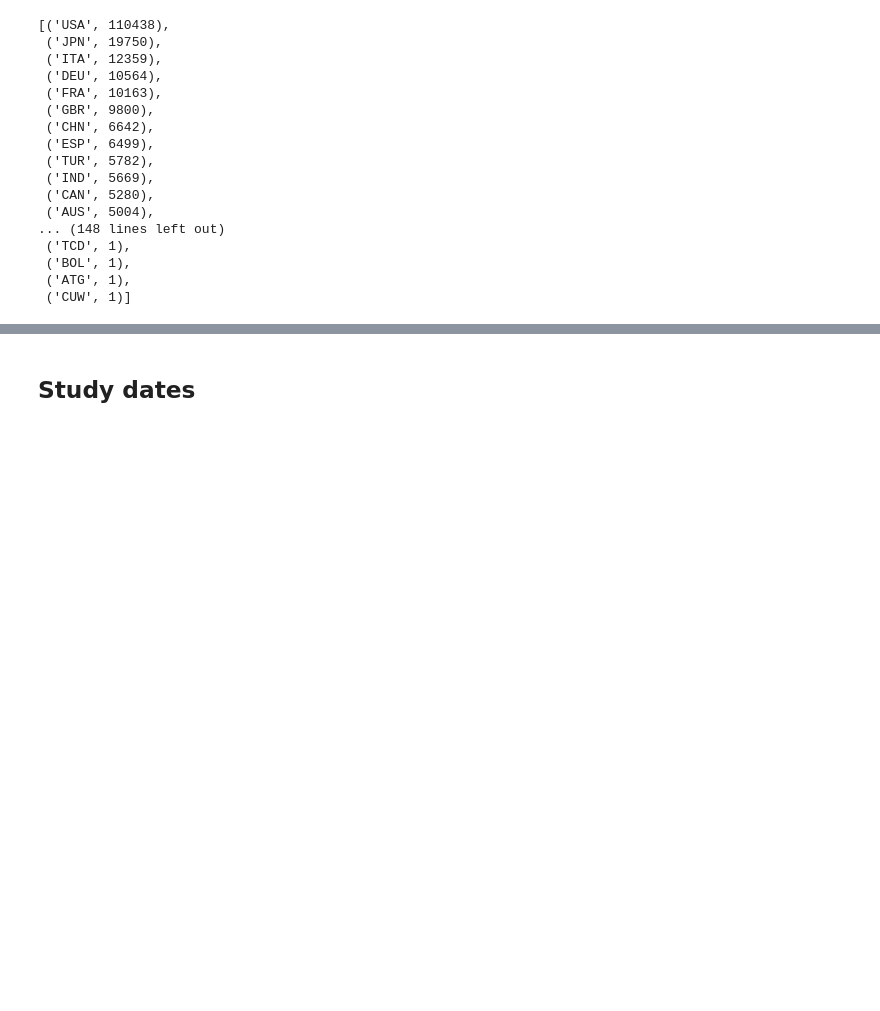
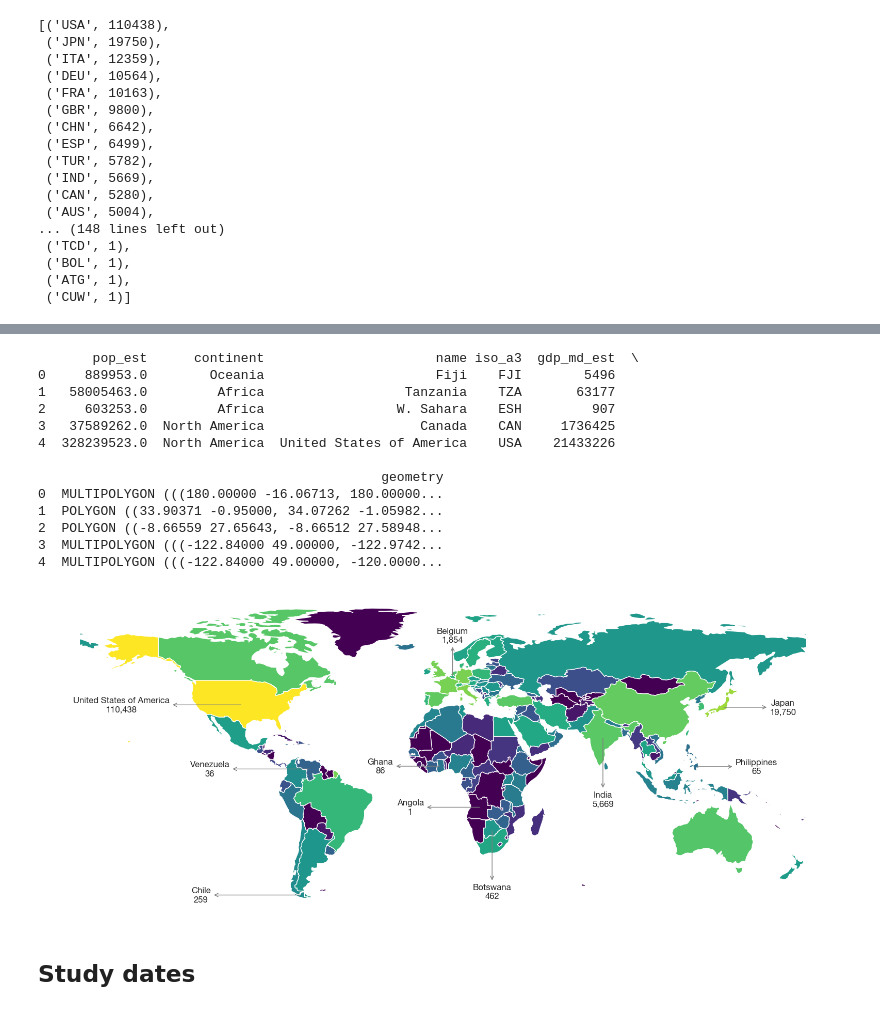
Before and after one commit to KarelDO/BioDEX, a Jupyter notebook: analysis/raw_statistics.ipynb, the cells around one changed output, grey strips where cells are left out. Drawn from its saved outputs; the diff is of its cells as text; code cells hidden in the pictures; blank space fills up the shorter version.

Commit message:
update world graph with annotations

```diff
--- a/analysis/raw_statistics.ipynb
+++ b/analysis/raw_statistics.ipynb
@@ -237,4 +253,79 @@ plot_world_heatmap(report_occur, None)
 [figure]
+# %%
+from matplotlib.font_manager import FontProperties
+
+countries = report_occur
+world_map = gpd.read_file(gpd.datasets.get_path('naturalearth_lowres'))
+world_map = world_map.drop(world_map[world_map['name'] == 'Antarctica'].index)
+
+print(world_map.head())
+
+# countries_iso3 = normalize_countries(countries)
+counts = Counter(countries)
+
+world_map['occurances'] = world_map['iso_a3'].apply(lambda x: counts[x])
+world_map['occurances_log'] = world_map['occurances'].apply(lambda x: log10(x) if x else 0)
+
+plot = world_map.plot(figsize=(20, 20), edgecolor='white', linewidth=1, column='occurances_log', cmap='viridis', legend=False)
+
+# remove axes
+plot.set_axis_off()
+
+# annotate
+world_map_by_iso = world_map.set_index('iso_a3')
+world_map_by_iso['coords'] = world_map_by_iso['geometry'].apply(lambda x: x.representative_point().coords[:])
+world_map_by_iso['coords'] = [coords[0] for coords in world_map_by_iso['coords']]
+
+arrowprops = dict(
+    arrowstyle="<-",
+    color='gray')
+
+# Set the font properties for annotation text
+font_path = '/System/Library/Fonts/HelveticaNeue.ttc'  # Replace with the path to the Helvetica font file
+helvetica_font = FontProperties(fname=font_path)
+
+
+
+to_annotate = ['USA', 'BEL', 'JPN', 'CHL', 'VEN', 'GHA', 'IND', 'AGO', 'BWA', 'PHL']
+offsets = [(-60, 0), (0, 20), (30,0), (-50, 0), (-50, 0), (-30, 0), (0, -30), (-35,0), (0,-30), (30,0)]
+for annotate, offset in zip(to_annotate, offsets):
+    name = world_map_by_iso.loc[annotate]['name']
+    occurance = world_map_by_iso.loc[annotate]['occurances']
+    coords = world_map_by_iso.loc[annotate]['coords']
+
+    coords_with_offset = (coords[0] + offset[0], coords[1] + offset[1])
+
+    plt.annotate(f'{name:}\n{occurance:,}',
+                 xy=coords,
+                 xytext=coords_with_offset,
+                 arrowprops=arrowprops,
+            annotation_clip=False,
+            ha='center',
+            va='center',
+            fontproperties=helvetica_font,
+            fontsize=12)
+
+# add legend
+# cbar = plt.colorbar(plot.collections[0], fraction=0.015)
+# cbar.ax.set_ylabel('Log Occurrences')
+# cbar.ax.get_yaxis().labelpad = 20
+
+plt.show()
+# %% [output]
+       pop_est      continent                      name iso_a3  gdp_md_est  \
+0     889953.0        Oceania                      Fiji    FJI        5496
+1   58005463.0         Africa                  Tanzania    TZA       63177
+2     603253.0         Africa                 W. Sahara    ESH         907
+3   37589262.0  North America                    Canada    CAN     1736425
+4  328239523.0  North America  United States of America    USA    21433226
+
+                                            geometry
+0  MULTIPOLYGON (((180.00000 -16.06713, 180.00000...
+1  POLYGON ((33.90371 -0.95000, 34.07262 -1.05982...
+2  POLYGON ((-8.66559 27.65643, -8.66512 27.58948...
+3  MULTIPOLYGON (((-122.84000 49.00000, -122.9742...
+4  MULTIPOLYGON (((-122.84000 49.00000, -120.0000...
+[figure, added]
 # %% [markdown]
 ## Study dates
 # %%
```
Also changed, not shown: parts of 2 cells of this notebook.
